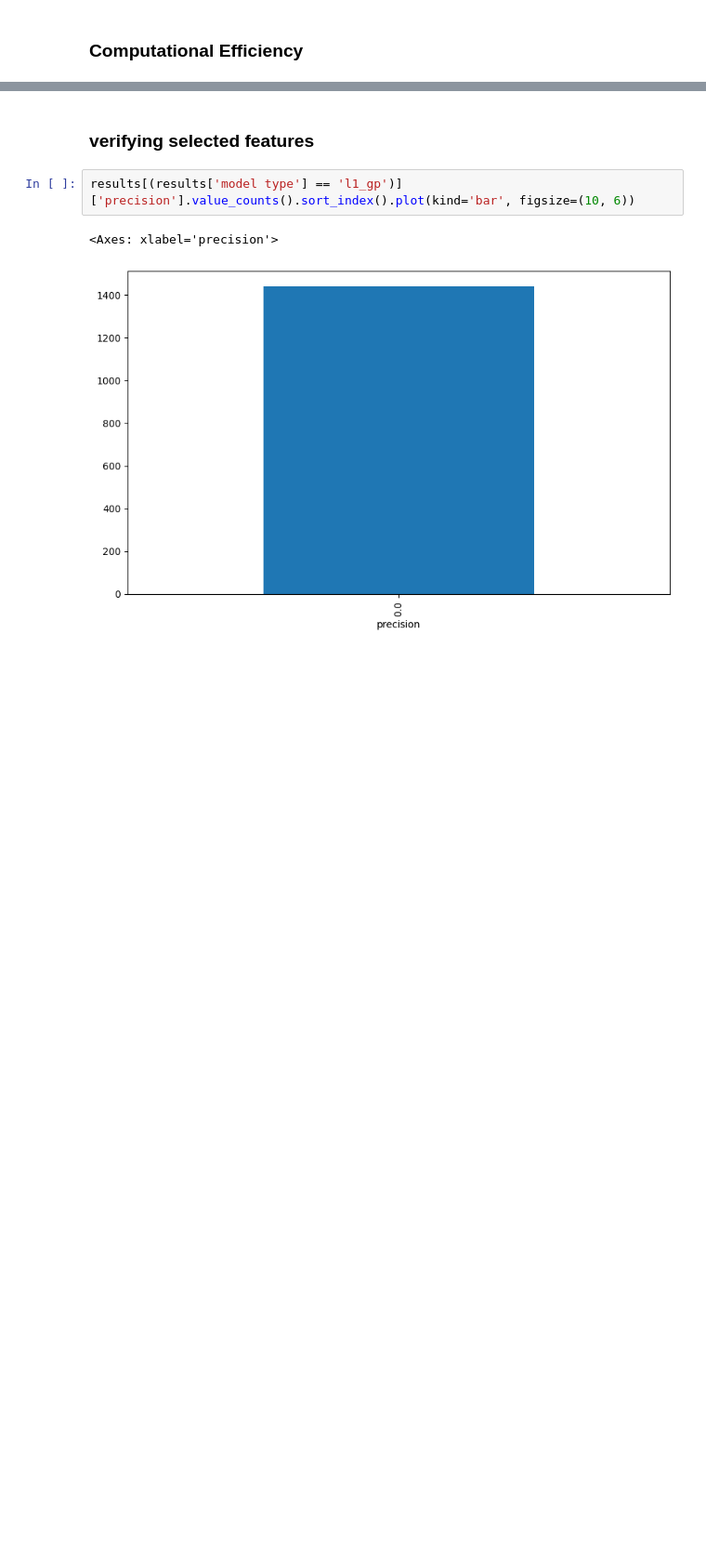
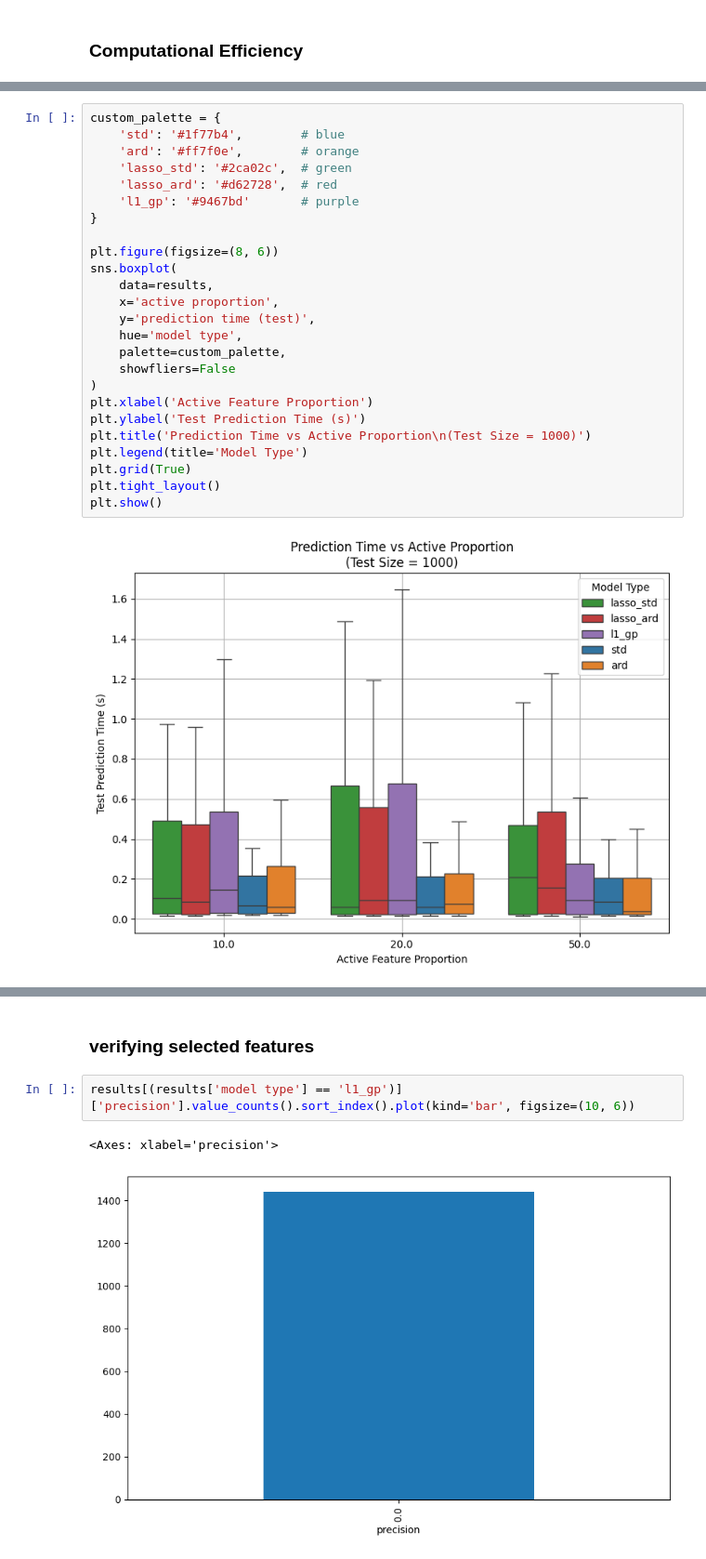
Before and after one commit to liv-fing/gp-feature-selection-simulation, a Jupyter notebook: 10. Analysis of Results - Synthetic.ipynb, the cells around one changed output, grey strips where cells are left out. Shown at 93% size. Drawn from its saved outputs; the diff is of its cells as text; blank space fills up the shorter version.

```diff
--- a/10. Analysis of Results - Synthetic.ipynb
+++ b/10. Analysis of Results - Synthetic.ipynb
@@ -506,0 +431,27 @@ else:
+# %%
+custom_palette = {
+    'std': '#1f77b4',        # blue
+    'ard': '#ff7f0e',        # orange
+    'lasso_std': '#2ca02c',  # green
+    'lasso_ard': '#d62728',  # red
+    'l1_gp': '#9467bd'       # purple
+}
+
+plt.figure(figsize=(8, 6))
+sns.boxplot(
+    data=results,
+    x='active proportion',
+    y='prediction time (test)',
+    hue='model type',
+    palette=custom_palette,
+    showfliers=False
+)
+plt.xlabel('Active Feature Proportion')
+plt.ylabel('Test Prediction Time (s)')
+plt.title('Prediction Time vs Active Proportion\n(Test Size = 1000)')
+plt.legend(title='Model Type')
+plt.grid(True)
+plt.tight_layout()
+plt.show()
+# %% [output]
+[figure, added]
```
Also changed, not shown: parts of 4 cells of this notebook, 23 other files.
